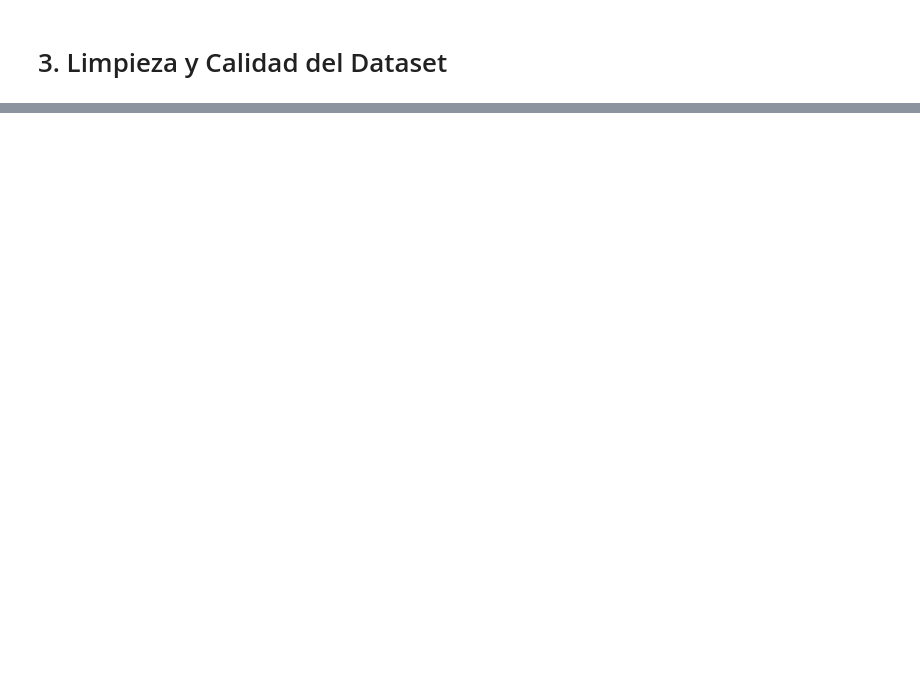
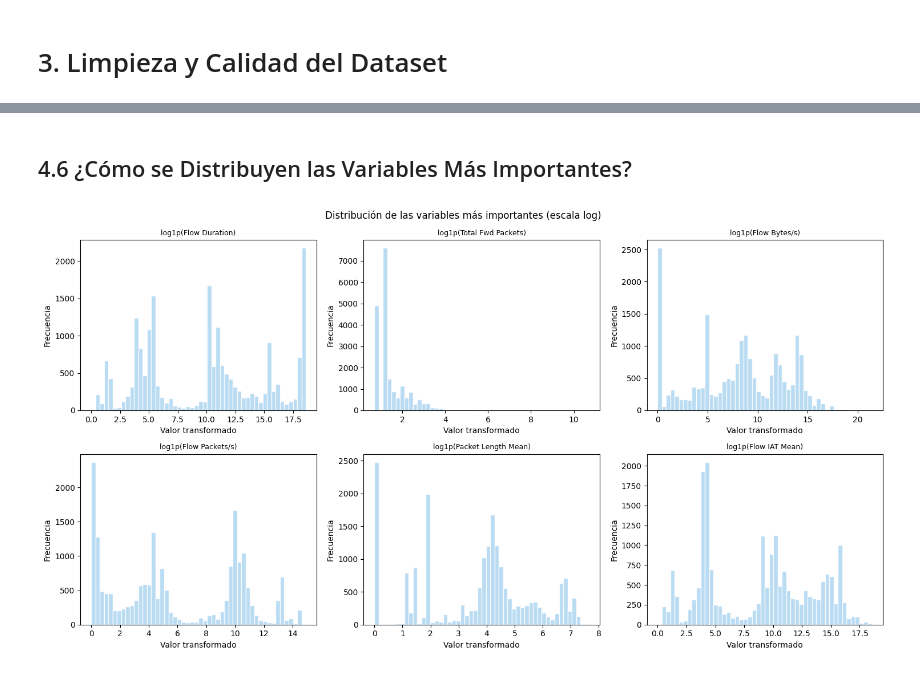
Before and after one commit to jotaeleb/tif-ciencias-de-datos, a Jupyter notebook: notebooks/proyecto.ipynb, the cells around one changed output, grey strips where cells are left out. Saved outputs shown, nothing was run; the diff lists cells and outputs as text; code cells hidden in the pictures; blank space fills up the shorter version.

```diff
--- a/notebooks/proyecto.ipynb
+++ b/notebooks/proyecto.ipynb
@@ -977,0 +1038,28 @@ El primer paso es entrenar con `class_weight='balanced'`, que le indica al model
+# %% [markdown]
+## 4.6 ¿Cómo se Distribuyen las Variables Más Importantes?
+# %%
+# Histogramas de las 6 variables más relevantes para un IDS
+features_plot = [f for f in ['Flow Duration', 'Total Fwd Packets',
+                              'Flow Bytes/s', 'Flow Packets/s',
+                              'Packet Length Mean', 'Flow IAT Mean']
+                 if f in df_clean.columns]
+
+muestra = df_clean.sample(min(20_000, len(df_clean)), random_state=42)
+
+fig, axes = plt.subplots(2, 3, figsize=(15, 8))
+axes = axes.flatten()
+
+for i, col in enumerate(features_plot):
+    # Aplicar log1p para comprimir la escala
+    valores = np.log1p(muestra[col].clip(lower=0))
+    axes[i].hist(valores, bins=50, color=COLOR_NEUTRO, edgecolor='white', alpha=0.85)
+    axes[i].set_title(f'log1p({col})', fontsize=9)
+    axes[i].set_xlabel('Valor transformado')
+    axes[i].set_ylabel('Frecuencia')
+
+plt.suptitle('Distribución de las variables más importantes (escala log)', fontsize=12)
+plt.tight_layout()
+plt.savefig(f'{CHECKPOINT_DIR}/grafico_histogramas.png', dpi=150, bbox_inches='tight')
+plt.show()
+# %% [output]
+[figure, added]
```
Also changed, not shown: parts of 83 cells of this notebook.
